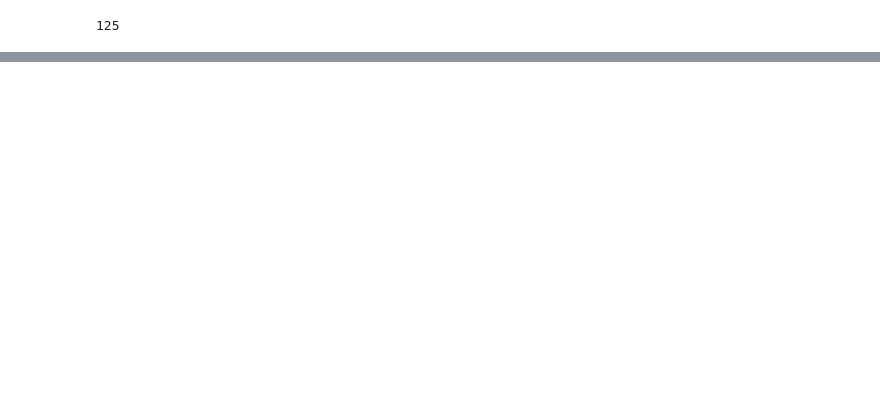
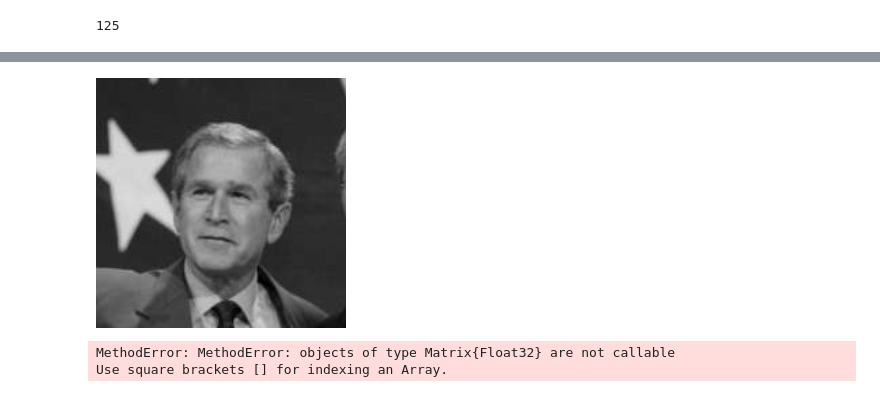
Before and after one commit to ChenQirui1/first-bot, a Jupyter notebook: image.ipynb, the cells around one changed output, grey strips where cells are left out. Cells and saved outputs as stored; diff of their text form; code cells hidden in the pictures; blank space fills up the shorter version.

```diff
--- a/image.ipynb
+++ b/image.ipynb
@@ -82,0 +71,13 @@ lm (generic function with 2 methods)
+# %%
+mat = convert(Matrix,Gray.(img))
+# %% [output]
+[figure, added]
+# %%
+gray_image  = Gray.(img)
+gray_image |> Float32.(gray_image)
+#gray_image = Float32.(gray_image)
+
+#gray_image[1:trunc(Int,m/2),:]
+# %% [output]
+MethodError: MethodError: objects of type Matrix{Float32} are not callable
+Use square brackets [] for indexing an Array.
```
Also changed, not shown: parts of 6 cells of this notebook, 2 other files.
